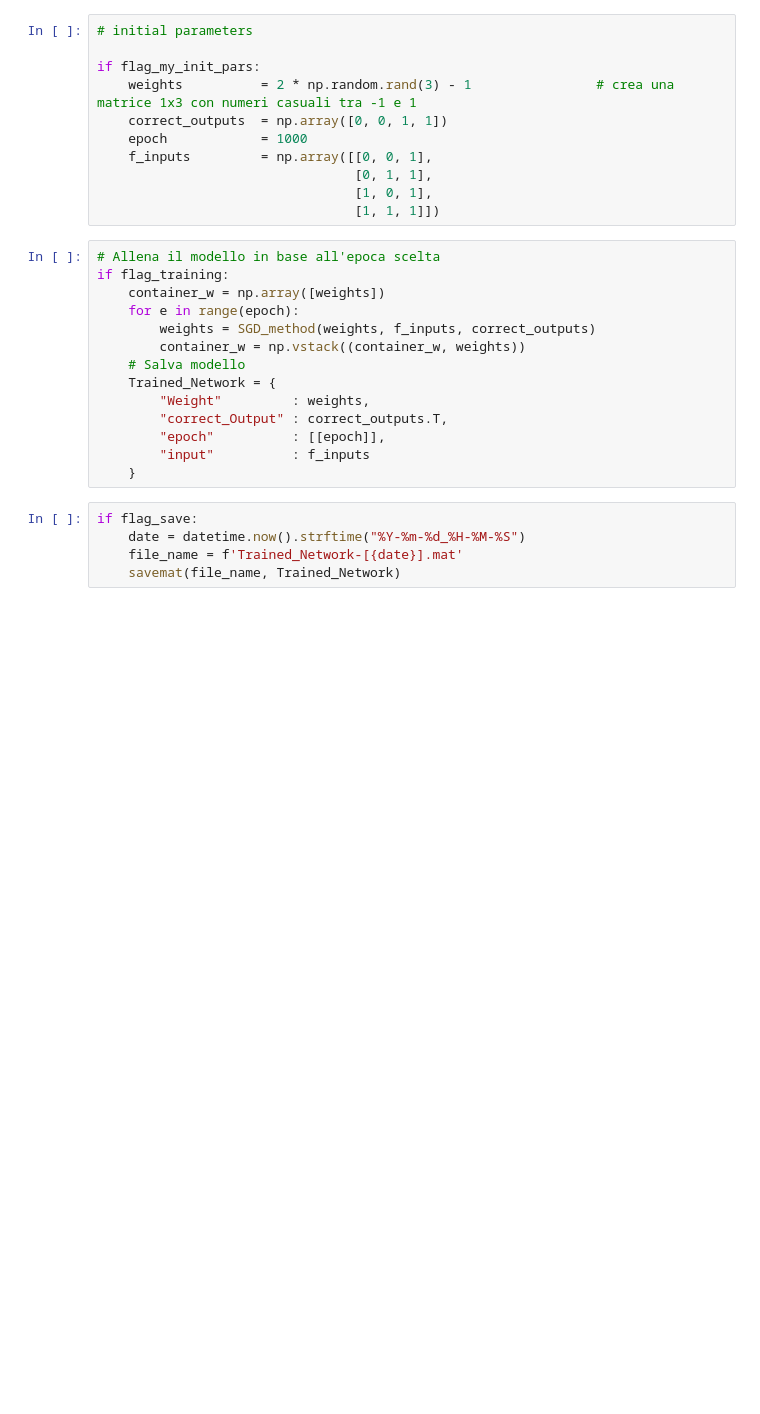
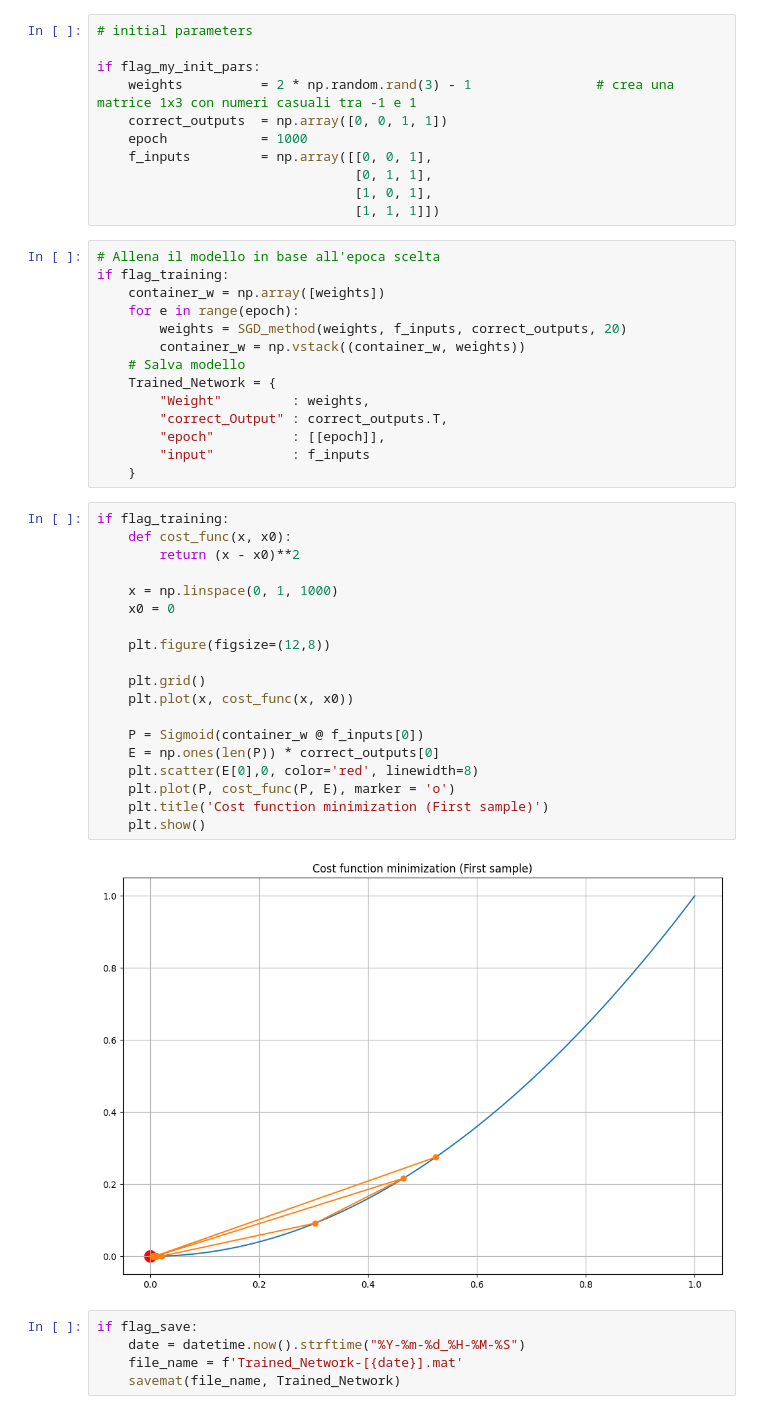
Before and after one commit to Finardi-FS/Neural-Shrimps, a Jupyter notebook: Neural_Network/NN-ex_01.ipynb, the cells around one changed output. Saved outputs shown, nothing was run; the diff lists cells and outputs as text; blank space fills up the shorter version.

```diff
--- a/Neural_Network/NN-ex_01.ipynb
+++ b/Neural_Network/NN-ex_01.ipynb
@@ -109,7 +109,7 @@ if flag_my_init_pars:
 if flag_training:
     container_w = np.array([weights])
     for e in range(epoch):
-        weights = SGD_method(weights, f_inputs, correct_outputs)
+        weights = SGD_method(weights, f_inputs, correct_outputs, 20)
         container_w = np.vstack((container_w, weights))
     # Salva modello
     Trained_Network = {
@@ -118,6 +118,27 @@ if flag_training:
         "epoch"          : [[epoch]],
         "input"          : f_inputs
     }
+# %%
+if flag_training:
+    def cost_func(x, x0):
+        return (x - x0)**2
+
+    x = np.linspace(0, 1, 1000)
+    x0 = 0
+
+    plt.figure(figsize=(12,8))
+
+    plt.grid()
+    plt.plot(x, cost_func(x, x0))
+
+    P = Sigmoid(container_w @ f_inputs[0])
+    E = np.ones(len(P)) * correct_outputs[0]
+    plt.scatter(E[0],0, color='red', linewidth=8)
+    plt.plot(P, cost_func(P, E), marker = 'o')
+    plt.title('Cost function minimization (First sample)')
+    plt.show()
+# %% [output]
+[figure, added]
 # %%
 if flag_save:
     date = datetime.now().strftime("%Y-%m-%d_%H-%M-%S")
```
Also changed, not shown: parts of 3 cells of this notebook.
